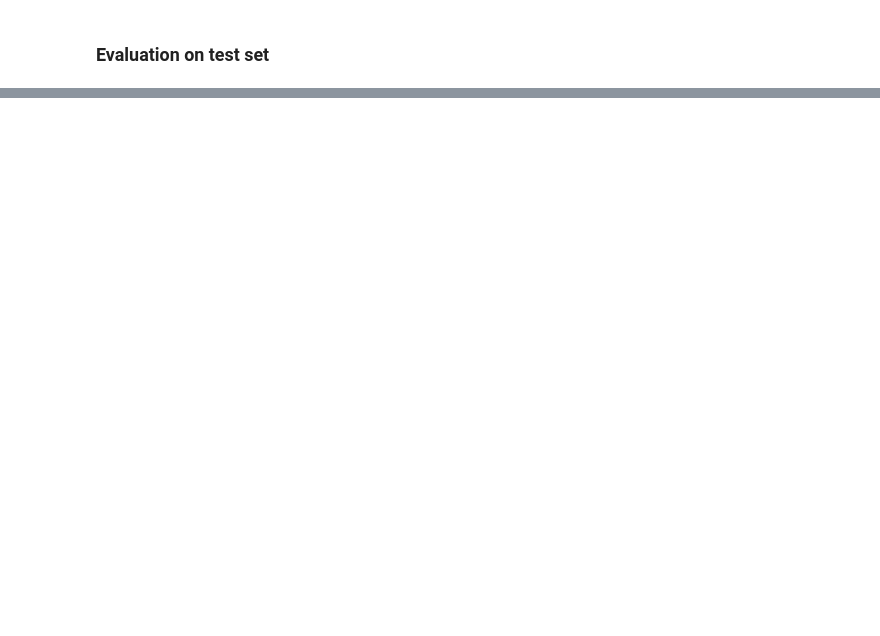
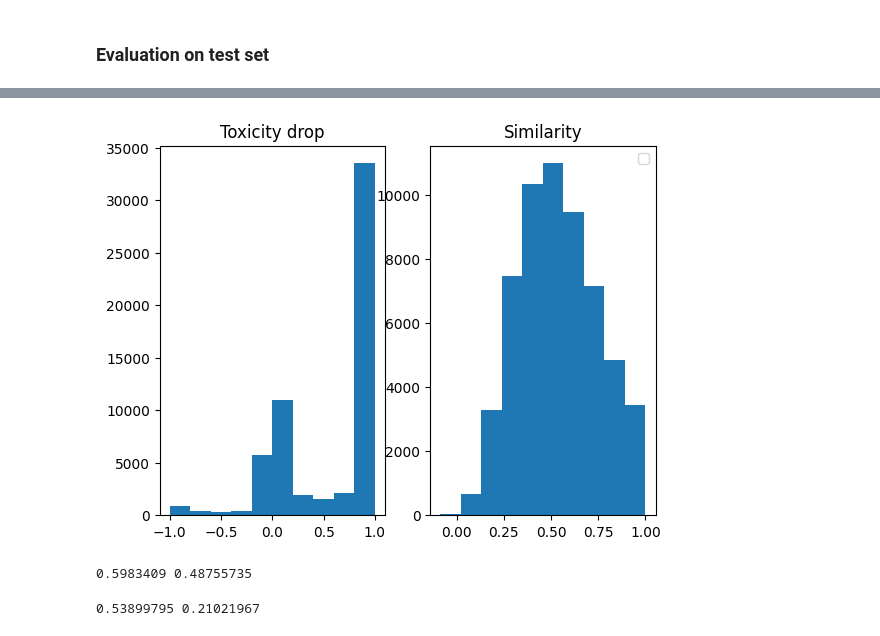
Before and after one commit to KGallyamov/TextDetoxification, a Jupyter notebook: notebooks/3.1-baseline-rnn.ipynb, the cells around one changed output, grey strips where cells are left out. Cells and saved outputs as stored; diff of their text form; code cells hidden in the pictures; blank space fills up the shorter version.

```diff
--- a/notebooks/3.1-baseline-rnn.ipynb
+++ b/notebooks/3.1-baseline-rnn.ipynb
@@ -177,2 +215,7 @@ for _ in tqdm(range(epochs)):
 # %% [markdown]
 ### Evaluation on test set
+# %%
+model.load_state_dict(torch.load('/kaggle/input/rnn-ckpt/rnn_best.pth'))
+print(device)
+model.to(device)
+model.eval()
@@ -178,0 +232,4 @@ for _ in tqdm(range(epochs)):
+# %%
+evaluator = Evaluator()
+evaluator.similarity_model.to(device)
+evaluator.toxicity_model.to(device);
@@ -178,0 +240,18 @@ for _ in tqdm(range(epochs)):
+# %%
+toxicity_drop = []
+similarity = []
+
+for i, (src, tgt) in tqdm(enumerate(test_loader), leave=False):
+    with torch.no_grad():
+        encoded = model.encode(src)
+        pred, _ = model.decode_inference(encoded)
+        pred_tokens = test_dataset.detokenize(pred)
+        src_tokens = test_dataset.detokenize(src)
+        if i % 50 == 0:
+            print(src_tokens[0])
+            print(pred_tokens[0])
+            print('-' * 40)
+        similarity.extend(evaluator.estimate_similarity(pred_tokens, src_tokens).cpu().numpy().reshape(-1))
+        src_toxicity = evaluator.estimate_toxicity(src_tokens, probs=True)
+        pred_toxicity = evaluator.estimate_toxicity(pred_tokens, probs=True)
+        toxicity_drop.extend((src_toxicity - pred_toxicity).reshape(-1))
@@ -178,0 +276,19 @@ for _ in tqdm(range(epochs)):
+# %%
+plt.subplot(121)
+plt.hist(toxicity_drop)
+plt.title('Toxicity drop')
+plt.subplot(122)
+plt.hist(similarity)
+plt.title('Similarity');
+plt.legend()
+plt.show()
+# %% [output]
+[figure, added]
+# %%
+print(np.mean(toxicity_drop), np.std(toxicity_drop))
+# %% [output]
+0.5983409 0.48755735
+# %%
+print(np.mean(similarity), np.std(similarity))
+# %% [output]
+0.53899795 0.21021967
```
Also changed, not shown: parts of 15 cells of this notebook, 5 other files.
